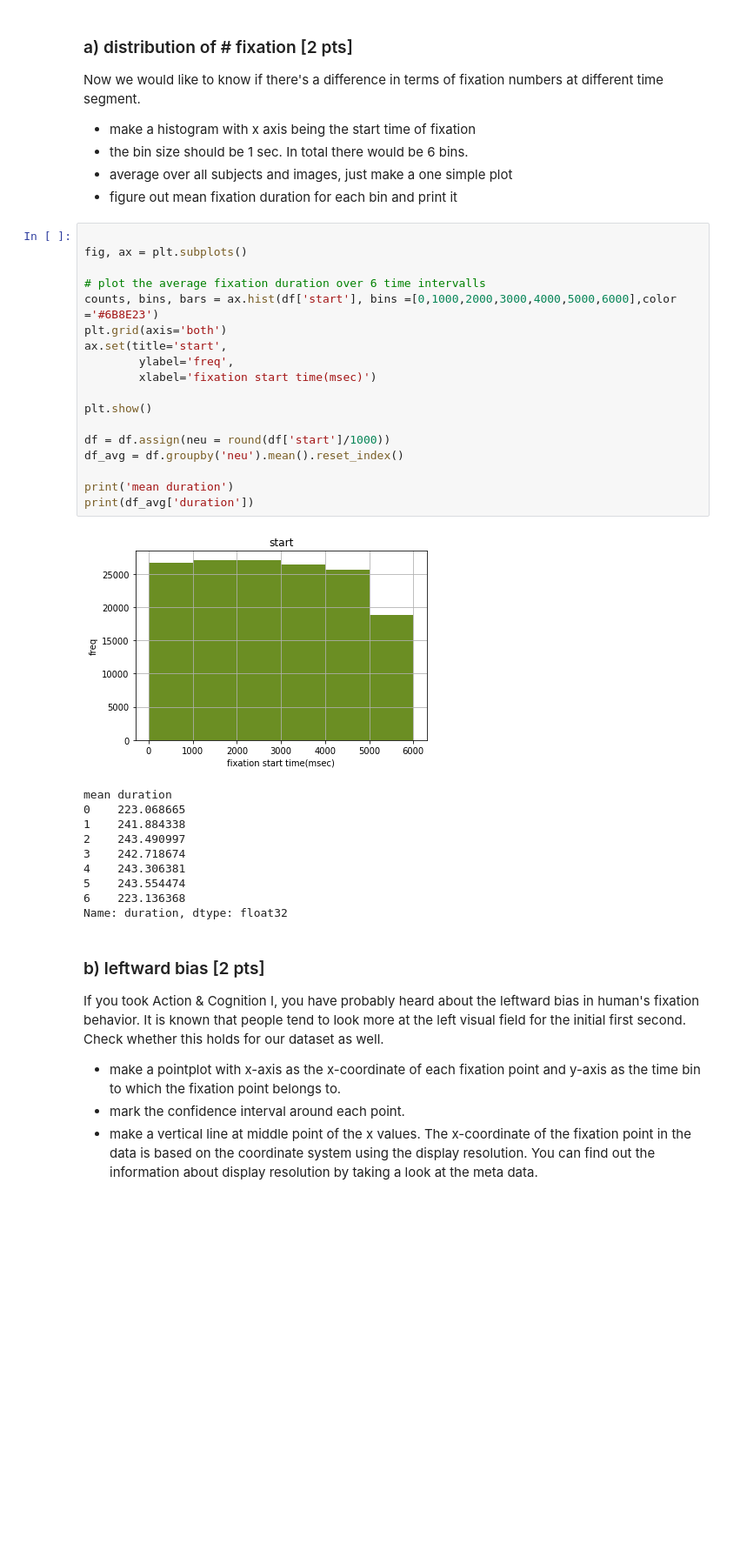
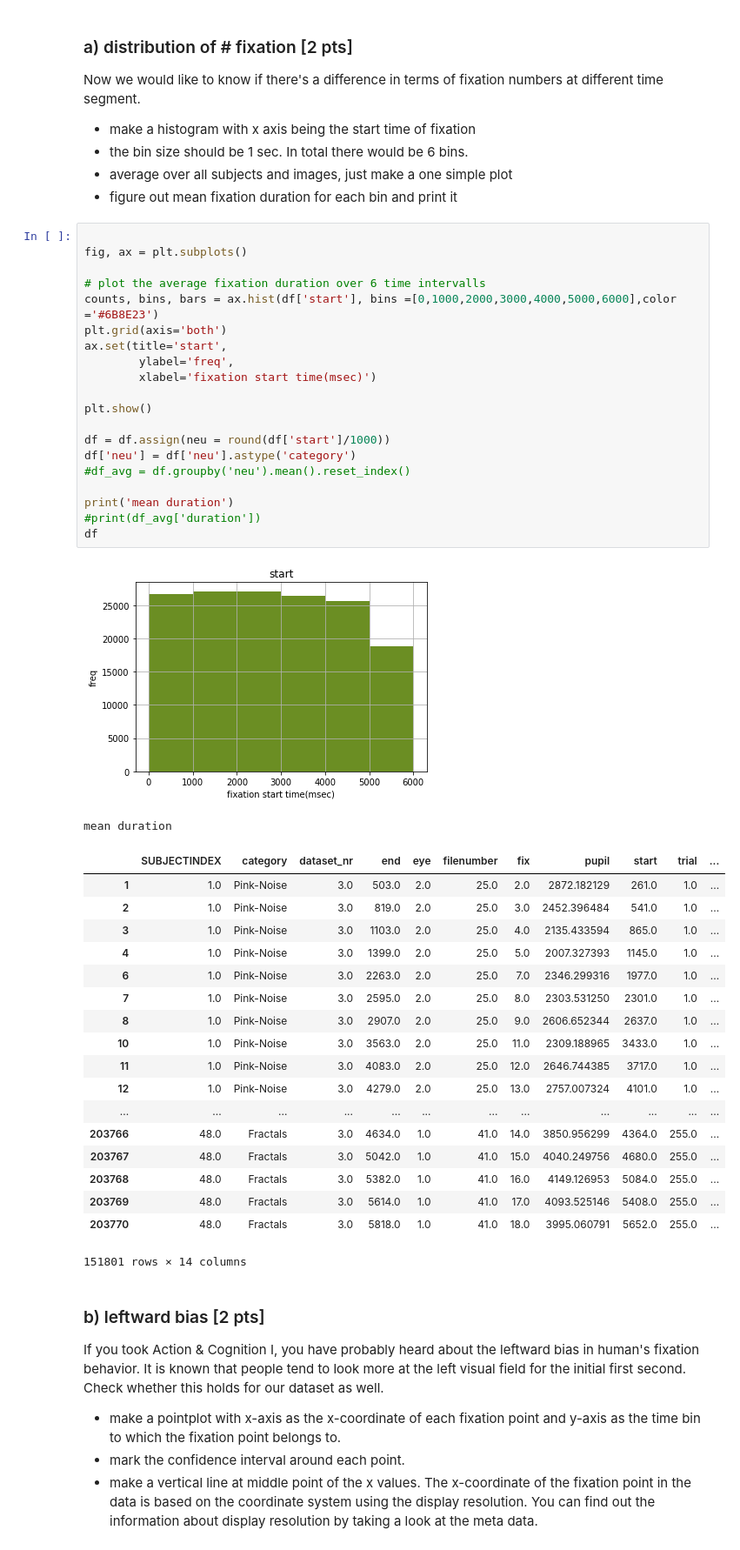
Before and after one commit to NBP-ACC/week-7-acc_2, a Jupyter notebook: Sheet05.ipynb, the cells around one changed output. Shown at 87% size. Saved outputs shown, nothing was run; the diff lists cells and outputs as text; blank space fills up the shorter version.

```diff
--- a/Sheet05.ipynb
+++ b/Sheet05.ipynb
@@ -268,32 +276,44 @@ Now we would like to know if there's a difference in terms of fixation numbers a
 # %%
 
 fig, ax = plt.subplots()
 
 # plot the average fixation duration over 6 time intervalls
 counts, bins, bars = ax.hist(df['start'], bins =[0,1000,2000,3000,4000,5000,6000],color ='#6B8E23')
 plt.grid(axis='both')
 ax.set(title='start',
         ylabel='freq',
         xlabel='fixation start time(msec)')
 
 plt.show()
 
 df = df.assign(neu = round(df['start']/1000))
-df_avg = df.groupby('neu').mean().reset_index()
+df['neu'] = df['neu'].astype('category')
+#df_avg = df.groupby('neu').mean().reset_index()
 
 print('mean duration')
-print(df_avg['duration'])
+#print(df_avg['duration'])
+df
 # %% [output]
 [figure]
 mean duration
-0    223.068665
-1    241.884338
-2    243.490997
-3    242.718674
-4    243.306381
-5    243.554474
-6    223.136368
-Name: duration, dtype: float32
+|  | SUBJECTINDEX | category | dataset_nr | end | eye | filenumber | fix | pupil | start | trial | ... |
+| 1 | 1.0 | Pink-Noise | 3.0 | 503.0 | 2.0 | 25.0 | 2.0 | 2872.182129 | 261.0 | 1.0 | ... |
+| 2 | 1.0 | Pink-Noise | 3.0 | 819.0 | 2.0 | 25.0 | 3.0 | 2452.396484 | 541.0 | 1.0 | ... |
+| 3 | 1.0 | Pink-Noise | 3.0 | 1103.0 | 2.0 | 25.0 | 4.0 | 2135.433594 | 865.0 | 1.0 | ... |
+| 4 | 1.0 | Pink-Noise | 3.0 | 1399.0 | 2.0 | 25.0 | 5.0 | 2007.327393 | 1145.0 | 1.0 | ... |
+| 6 | 1.0 | Pink-Noise | 3.0 | 2263.0 | 2.0 | 25.0 | 7.0 | 2346.299316 | 1977.0 | 1.0 | ... |
+| 7 | 1.0 | Pink-Noise | 3.0 | 2595.0 | 2.0 | 25.0 | 8.0 | 2303.531250 | 2301.0 | 1.0 | ... |
+| 8 | 1.0 | Pink-Noise | 3.0 | 2907.0 | 2.0 | 25.0 | 9.0 | 2606.652344 | 2637.0 | 1.0 | ... |
+| 10 | 1.0 | Pink-Noise | 3.0 | 3563.0 | 2.0 | 25.0 | 11.0 | 2309.188965 | 3433.0 | 1.0 | ... |
+| 11 | 1.0 | Pink-Noise | 3.0 | 4083.0 | 2.0 | 25.0 | 12.0 | 2646.744385 | 3717.0 | 1.0 | ... |
+| 12 | 1.0 | Pink-Noise | 3.0 | 4279.0 | 2.0 | 25.0 | 13.0 | 2757.007324 | 4101.0 | 1.0 | ... |
+| ... | ... | ... | ... | ... | ... | ... | ... | ... | ... | ... | ... |
+| 203766 | 48.0 | Fractals | 3.0 | 4634.0 | 1.0 | 41.0 | 14.0 | 3850.956299 | 4364.0 | 255.0 | ... |
+| 203767 | 48.0 | Fractals | 3.0 | 5042.0 | 1.0 | 41.0 | 15.0 | 4040.249756 | 4680.0 | 255.0 | ... |
+| 203768 | 48.0 | Fractals | 3.0 | 5382.0 | 1.0 | 41.0 | 16.0 | 4149.126953 | 5084.0 | 255.0 | ... |
+| 203769 | 48.0 | Fractals | 3.0 | 5614.0 | 1.0 | 41.0 | 17.0 | 4093.525146 | 5408.0 | 255.0 | ... |
+| 203770 | 48.0 | Fractals | 3.0 | 5818.0 | 1.0 | 41.0 | 18.0 | 3995.060791 | 5652.0 | 255.0 | ... |
+151801 rows × 14 columns
 # %% [markdown]
 ### b) leftward bias [2 pts]
 If you took Action & Cognition I, you have probably heard about the leftward bias in human's fixation behavior. It is known that people tend to look more at the left visual field for the initial first second. Check whether this holds for our dataset as well.
```
Also changed, not shown: parts of 7 cells of this notebook.
